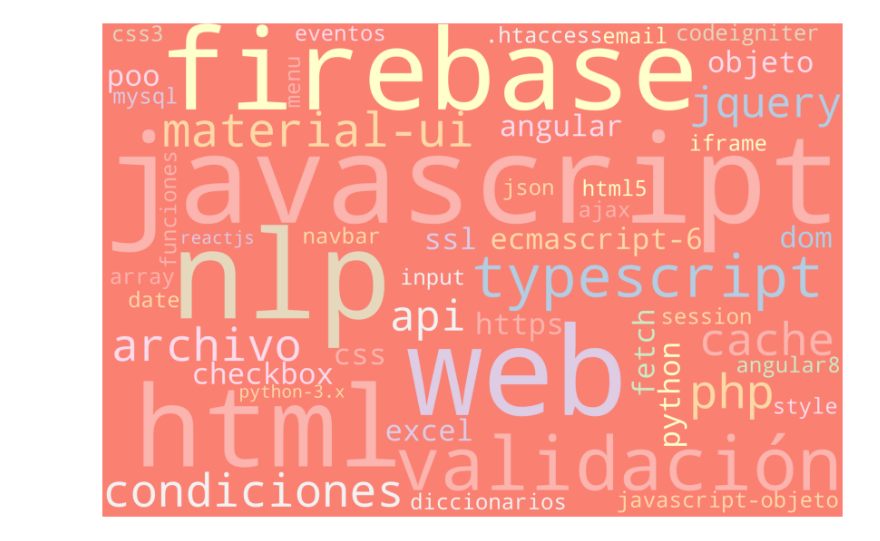
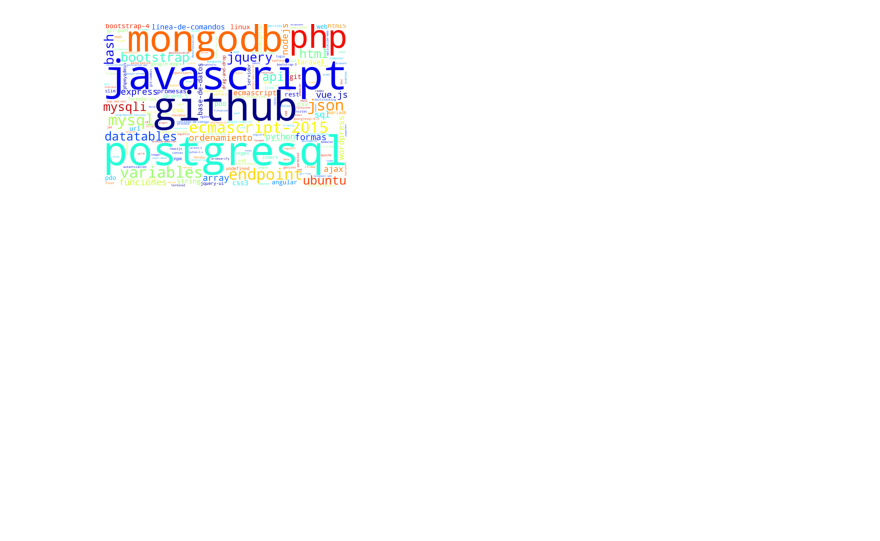
Before and after one commit to JeanCCA/Proyecto-parcial, a Jupyter notebook: Untitled2.ipynb, the cells around one changed output. Cells and saved outputs as stored; diff of their text form; code cells hidden in the pictures; blank space fills up the shorter version.

```diff
--- a/Untitled2.ipynb
+++ b/Untitled2.ipynb
@@ -4,42 +4,24 @@
 import matplotlib.pyplot as plt
 %matplotlib inline
 from wordcloud import WordCloud, STOPWORDS
-
 from bs4 import BeautifulSoup
 import requests
 import pandas as pd
 
+id = input("Ingrese un usuario: ")
 
-print("Ingrese un usuario: ")
-usuario = input()
-print("ID DE USUARIO:" +usuario)
-
-#Implementa ID de usuario
-page = requests.get("https://es.stackoverflow.com/users/"+usuario)
+page = requests.get("https://es.stackoverflow.com/users/"+id)
 soup = BeautifulSoup(page.content,'html.parser')
 
-#obtener nombre usuario
+try:
+  NUs = soup.find('div',class_="grid--cell fw-bold").text
+  url = "https://es.stackoverflow.com/users/"+id+"/"+NUs+"?tab=tags" + "&sort=votes&page="
 
-try:
-  Nusuario = soup.find('div',class_="grid--cell fw-bold").text
-  print("NOMBRE: "+Nusuario)
-  print("Procesando...")
+  tags = list()
+  freq = list()
 
-  #Implementa Nombre de usuario
-  url = "https://es.stackoverflow.com/users/"+usuario+"/"+Nusuario+"?tab=tags" + "&sort=votes&page="
+  listcomp = list()
 
-
-  #Definir listas de tags y Numero de Tags
-  #Se guardan los Tags obtenidos de la URL en las listas correspondientes
-  tags = list()
-
-  Ntags = list()
-
-  #Se crea una lista nueva definida en conjunto relacionando los valores anteriores
-  listacomplit = list()
-  cont = list()
-
-  #conseguir el numero de rango
   for page in range(1,15):
 
       r = requests.get(url + str(page))
@@ -47,47 +29,31 @@ try:
       soup = BeautifulSoup(r.content, "html.parser")
       td = soup.find_all("td")
 
-      #Tags
       for i in td:
         tags.append(i.find('a', class_='post-tag').text)
 
-      #Ntags
+      for i in td:
+        freq.append(i.find('div', class_='answer-votes').text)
 
-      for i in td:
-        Ntags.append(i.find('div', class_='answer-votes').text)
+      for i in range(len(tags)):
+        if (int(freq[i])> 0):
+          if freq[i] == "3k" or "2k" or "1k":
+              freq[i]=2000
+          else:
+            freq[i]= freq
 
+          for k in range(int(freq[i])):
+                listcomp.append(tags[i])
 
-      #Procesa Tags con Numeros
-      for i in range(len(tags)):
-        if (int(Ntags[i])> 0):
-          if Ntags[i] == "3k" or "2k" or "1k":
-              Ntags[i]=2000
-          else:
-            Ntags[i]= Ntags
-
-          for k in range(int(Ntags[i])):
-                listacomplit.append(tags[i])
-
-  print("Las etiquetas del usuario "+ Nusuario+" son: ")
-  print(tags)
-  print("Creando nube de palabras...")
-
-  #Nube de palabras
-  # Define a function to plot word cloud
   try:
     def plot_cloud(wordcloud):
-      # Set figure size
-      plt.figure(figsize=(20, 10))
-      # Display image
+      plt.figure(figsize=(6, 3))
       plt.imshow(wordcloud)
-      # No axis details
       plt.axis("off");
 
-    # Generate word cloud
-    wordcloud = WordCloud(width = 3000, height = 2000, random_state=1, background_color='salmon', colormap='Pastel1',
-                        collocations=False, stopwords = STOPWORDS, regexp= r"\S[\S']+" ).generate(' '.join(listacomplit))
+    wordcloud = WordCloud(width = 3000, height = 2000, random_state=1, background_color='White', colormap='jet',
+                        collocations=False, stopwords = STOPWORDS, regexp= r"\S[\S']+" ).generate(' '.join(listcomp))
 
-    # Plot
     plot_cloud(wordcloud)
   except ValueError:
       print("No se puede generar nube de palabras, el usuario no registra etiquetas")
@@ -105 +64 @@ Creando nube de palabras...
-[figure, old version]
+[figure, new version]
```
Also changed, not shown: parts of 1 cell of this notebook.
